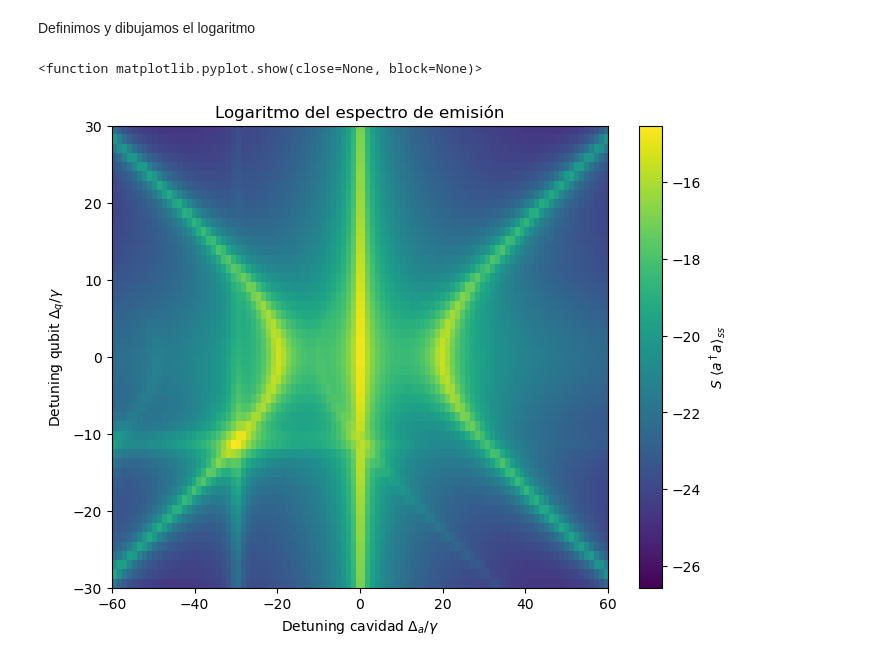
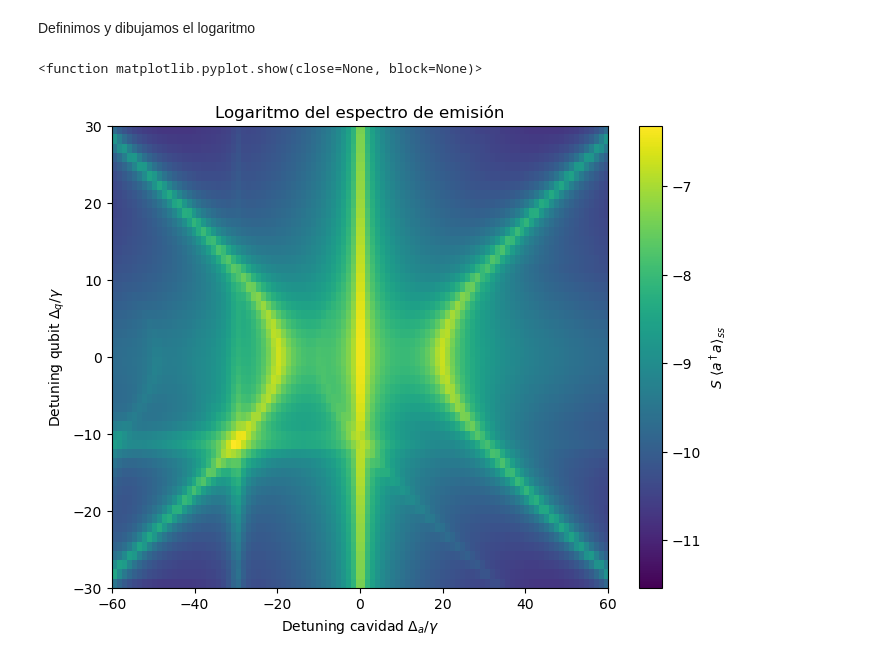
Before and after one commit to lauralobs/THzQuantumOptics, a Jupyter notebook: qutbit_drive_cavidadTHz.ipynb, the cells around one changed output. Saved outputs shown, nothing was run; the diff lists cells and outputs as text; code cells hidden in the pictures.

```diff
--- a/qutbit_drive_cavidadTHz.ipynb
+++ b/qutbit_drive_cavidadTHz.ipynb
@@ -142,25 +142,25 @@ plt.show()
 Definimos y dibujamos el logaritmo
 # %%
 epsilon = 1e-12
-log_S_map = np.log(S_map + epsilon)
+log_S_map = np.log10(S_map + epsilon)
 
 plt.figure(figsize=(8,6))
 
 plt.imshow(
     log_S_map,
     extent=[Delta_a_list[0], Delta_a_list[-1],
             Delta_q_list[0], Delta_q_list[-1]],
     aspect='auto',
     origin='lower'
 )
 
 plt.xlabel("Detuning cavidad $\\Delta_a/\\gamma$")
 plt.ylabel("Detuning qubit $\\Delta_q/\\gamma$")
 plt.title("Logaritmo del espectro de emisión")
 plt.ylim(-30,30)
 plt.colorbar(label=r"$S\ \langle a^\dagger a \rangle_{ss}$")
 
 plt.show
 # %% [output]
 <function matplotlib.pyplot.show(close=None, block=None)>
-[figure, old version]
+[figure, new version]
```
